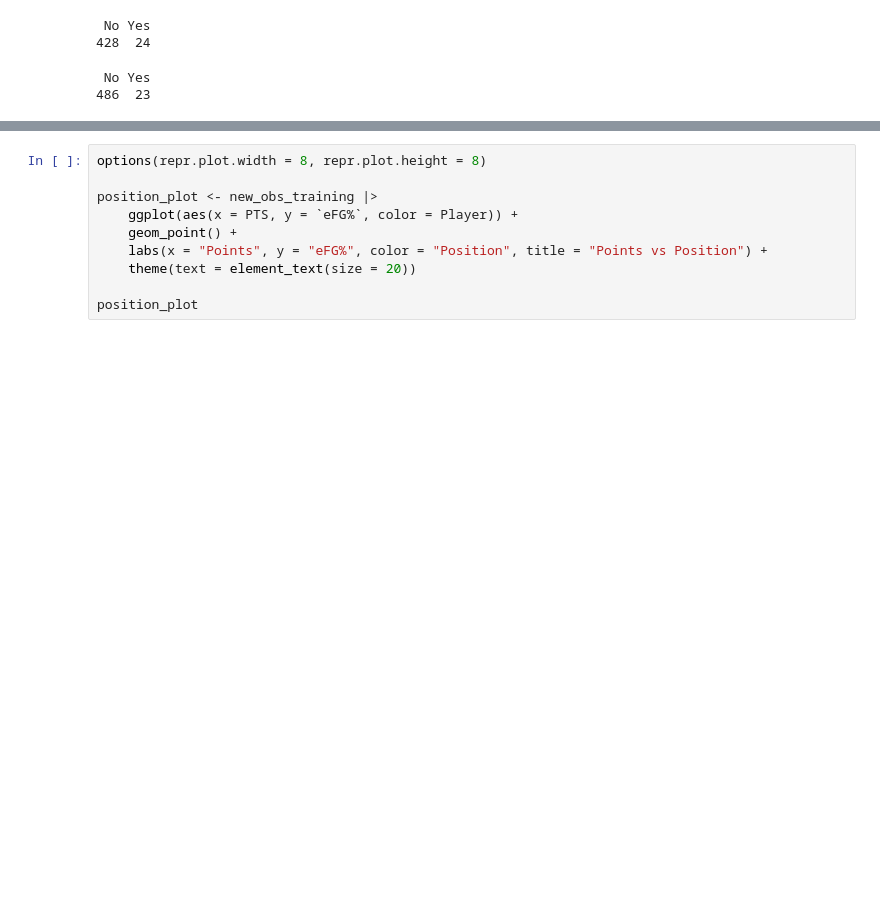
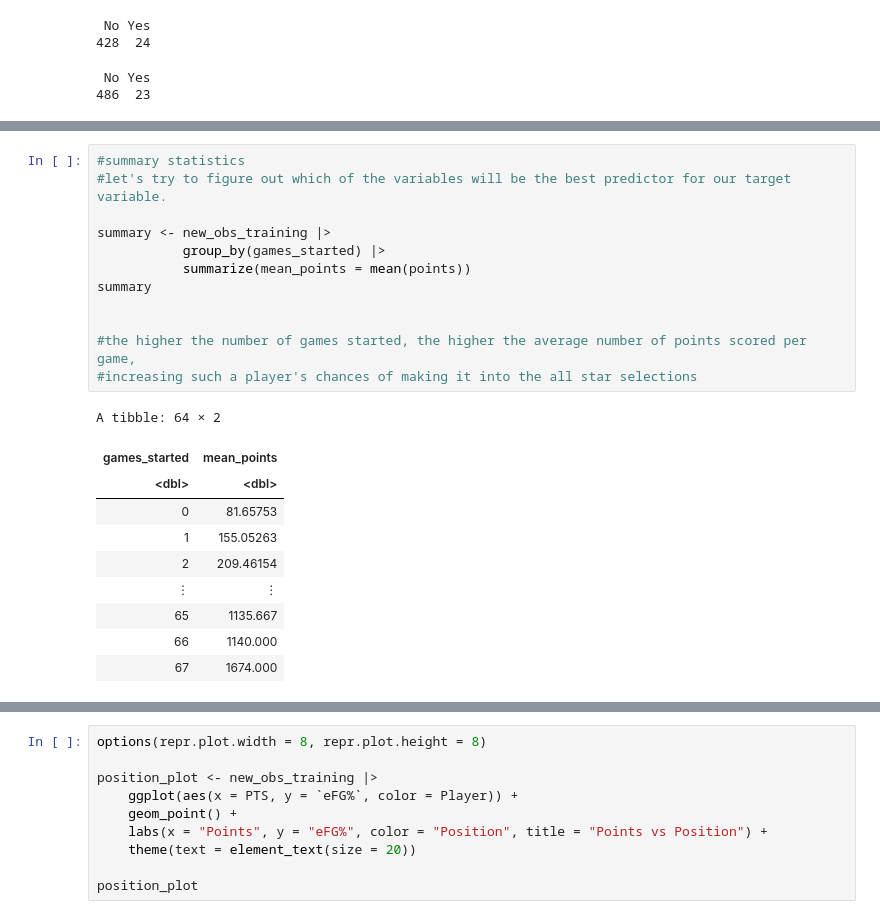
Before and after one commit to DrakenRaptor/Section006-28-Proposal, a Jupyter notebook: ProjectTrial.ipynb, the cells around one changed output, grey strips where cells are left out. Cells and saved outputs as stored; diff of their text form; blank space fills up the shorter version.

```diff
--- a/ProjectTrial.ipynb
+++ b/ProjectTrial.ipynb
@@ -372,0 +346,23 @@ print("hello")
+# %%
+#summary statistics
+#let's try to figure out which of the variables will be the best predictor for our target variable.
+
+summary <- new_obs_training |>
+           group_by(games_started) |>
+           summarize(mean_points = mean(points))
+summary
+
+
+#the higher the number of games started, the higher the average number of points scored per game,
+#increasing such a player's chances of making it into the all star selections
+# %% [output]
+A tibble: 64 × 2
+| games_started | mean_points |
+| <dbl> | <dbl> |
+| 0 | 81.65753 |
+| 1 | 155.05263 |
+| 2 | 209.46154 |
+| ⋮ | ⋮ |
+| 65 | 1135.667 |
+| 66 | 1140.000 |
+| 67 | 1674.000 |
```
Also changed, not shown: parts of 5 cells of this notebook.
